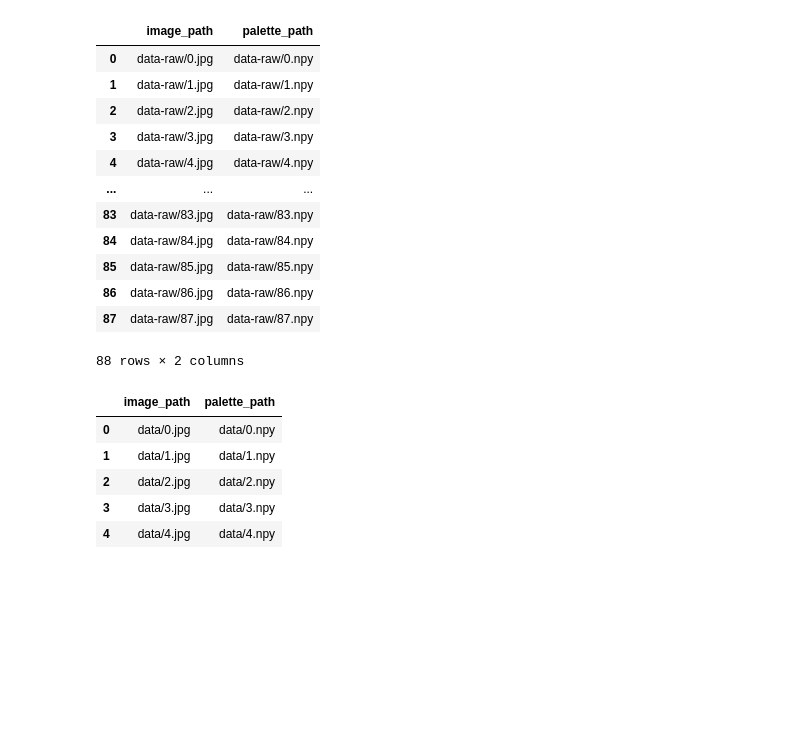
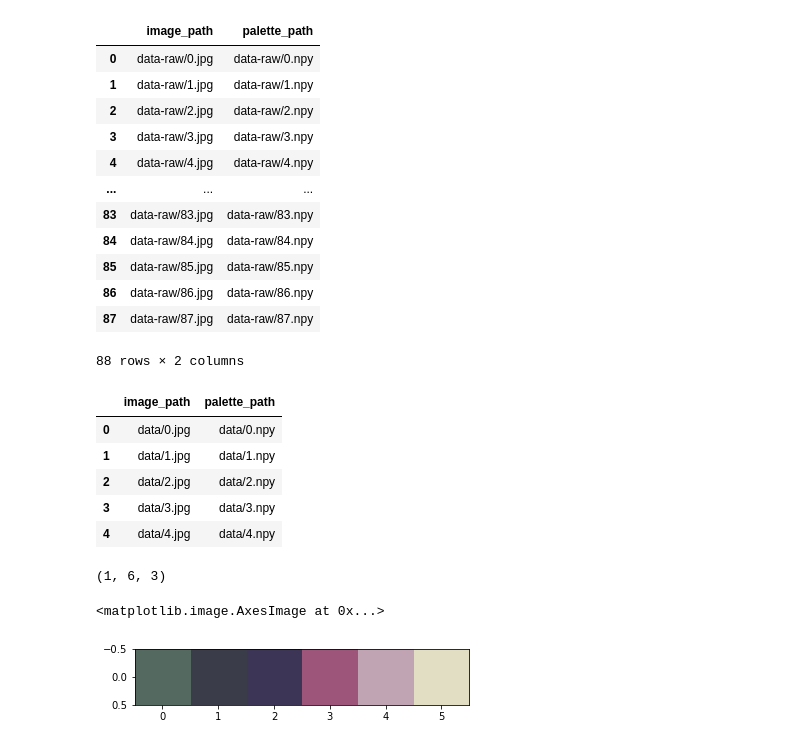
Before and after one commit to danielgafni/repalette, a Jupyter notebook: scrap_design_seeds.ipynb, the cells around one changed output. Saved outputs shown, nothing was run; the diff lists cells and outputs as text; code cells hidden in the pictures; blank space fills up the shorter version.

```diff
--- a/scrap_design_seeds.ipynb
+++ b/scrap_design_seeds.ipynb
@@ -200,6 +201,17 @@ def viz_image(image_path, palette_path):
     plt.show()
 
     return
+# %%
+palette = np.load(data["palette_path"].iloc[0])
+# %%
+palette.shape
+# %% [output]
+(1, 6, 3)
+# %%
+plt.imshow(palette)
+# %% [output]
+<matplotlib.image.AxesImage at 0x...>
+[figure, added]
 # %%
 viz_image(data["image_path"].iloc[0], data["palette_path"].iloc[0])
 # %% [output]
```
Also changed, not shown: parts of 6 cells of this notebook, 2 other files.
